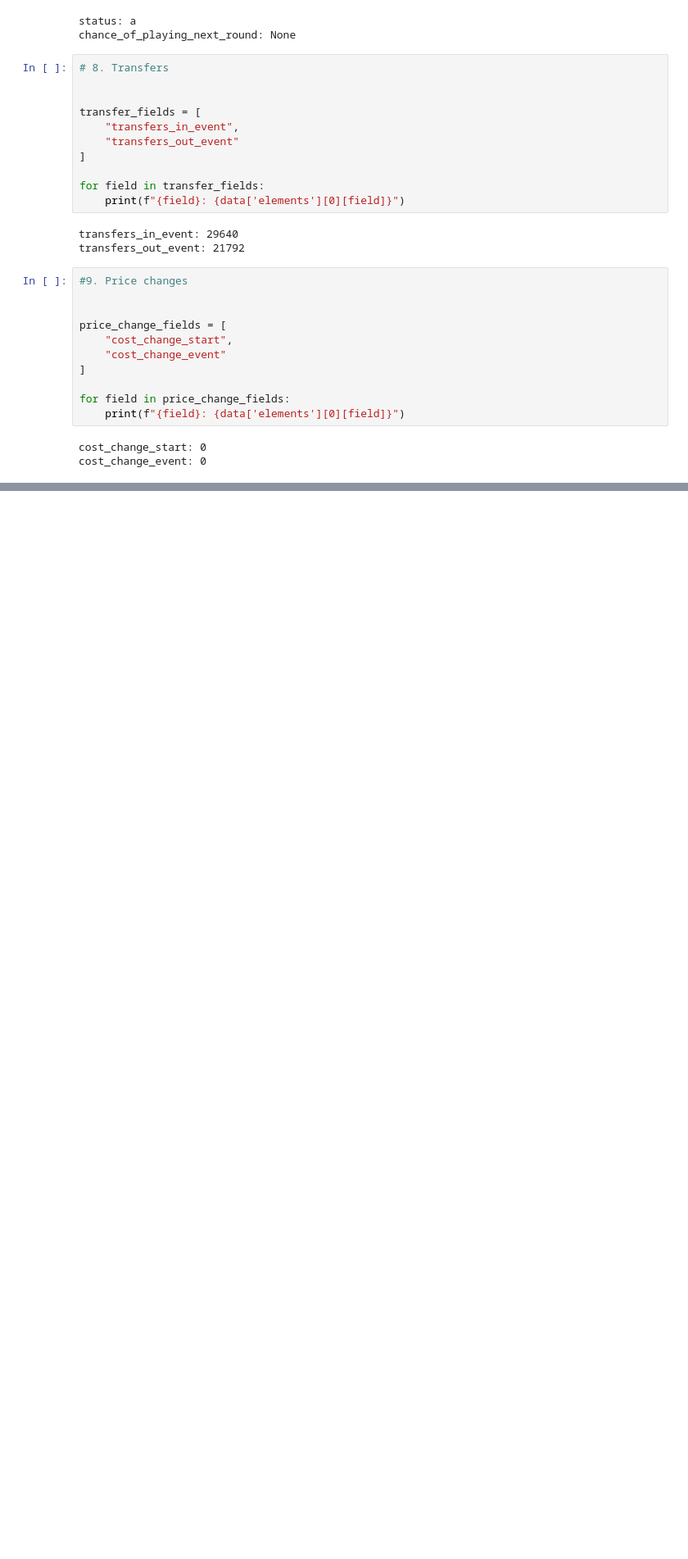
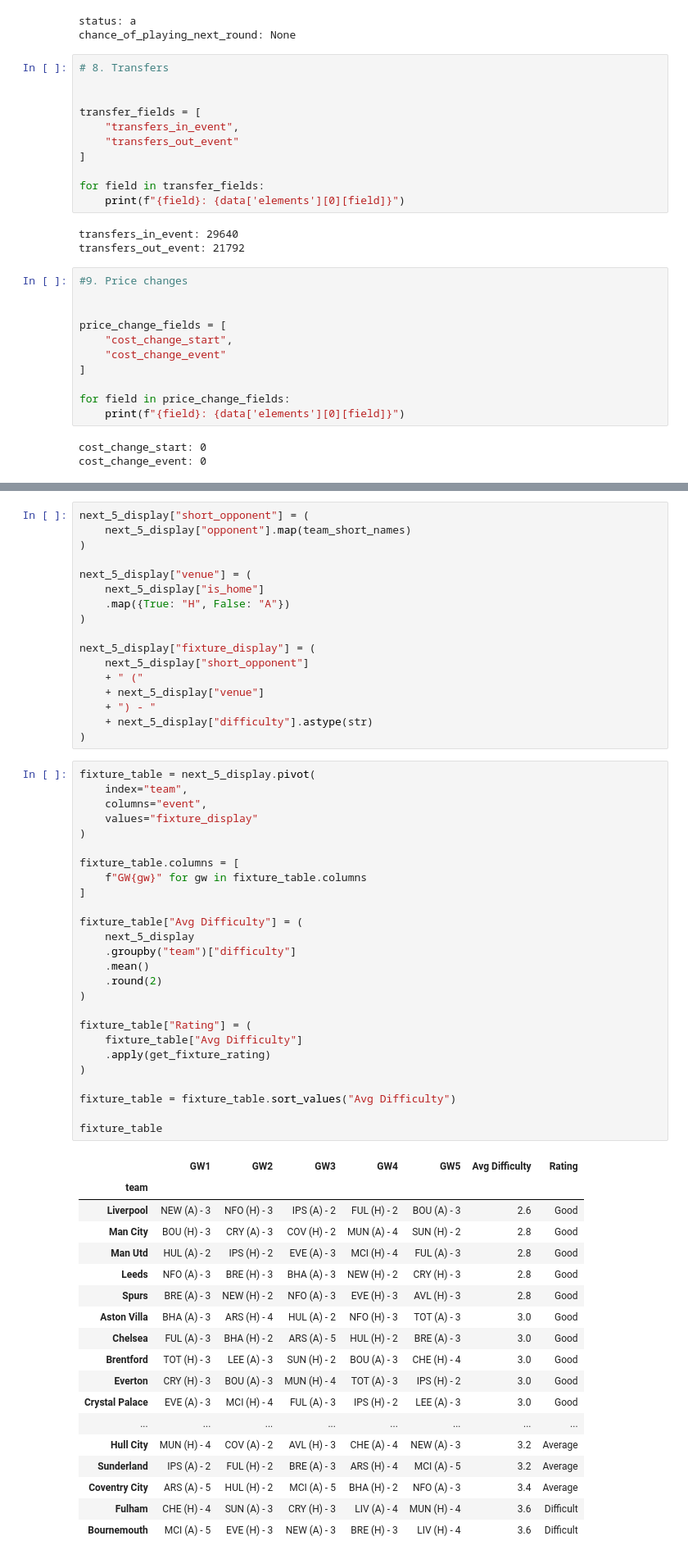
Before and after one commit to ManasMalik-1/FPL-Edge, a Jupyter notebook: notebooks/day2_fpl_api_exploration.ipynb, the cells around one changed output, grey strips where cells are left out. Shown at 82% size. Cells and saved outputs as stored; diff of their text form; blank space fills up the shorter version.

```diff
--- a/notebooks/day2_fpl_api_exploration.ipynb
+++ b/notebooks/day2_fpl_api_exploration.ipynb
@@ -236,0 +954,62 @@ cost_change_event: 0
+# %%
+next_5_display["short_opponent"] = (
+    next_5_display["opponent"].map(team_short_names)
+)
+
+next_5_display["venue"] = (
+    next_5_display["is_home"]
+    .map({True: "H", False: "A"})
+)
+
+next_5_display["fixture_display"] = (
+    next_5_display["short_opponent"]
+    + " ("
+    + next_5_display["venue"]
+    + ") - "
+    + next_5_display["difficulty"].astype(str)
+)
+# %%
+fixture_table = next_5_display.pivot(
+    index="team",
+    columns="event",
+    values="fixture_display"
+)
+
+fixture_table.columns = [
+    f"GW{gw}" for gw in fixture_table.columns
+]
+
+fixture_table["Avg Difficulty"] = (
+    next_5_display
+    .groupby("team")["difficulty"]
+    .mean()
+    .round(2)
+)
+
+fixture_table["Rating"] = (
+    fixture_table["Avg Difficulty"]
+    .apply(get_fixture_rating)
+)
+
+fixture_table = fixture_table.sort_values("Avg Difficulty")
+
+fixture_table
+# %% [output]
+|  | GW1 | GW2 | GW3 | GW4 | GW5 | Avg Difficulty | Rating |
+| team |  |  |  |  |  |  |  |
+| Liverpool | NEW (A) - 3 | NFO (H) - 3 | IPS (A) - 2 | FUL (H) - 2 | BOU (A) - 3 | 2.6 | Good |
+| Man City | BOU (H) - 3 | CRY (A) - 3 | COV (H) - 2 | MUN (A) - 4 | SUN (H) - 2 | 2.8 | Good |
+| Man Utd | HUL (A) - 2 | IPS (H) - 2 | EVE (A) - 3 | MCI (H) - 4 | FUL (A) - 3 | 2.8 | Good |
+| Leeds | NFO (A) - 3 | BRE (H) - 3 | BHA (A) - 3 | NEW (H) - 2 | CRY (H) - 3 | 2.8 | Good |
+| Spurs | BRE (A) - 3 | NEW (H) - 2 | NFO (A) - 3 | EVE (H) - 3 | AVL (H) - 3 | 2.8 | Good |
+| Aston Villa | BHA (A) - 3 | ARS (H) - 4 | HUL (A) - 2 | NFO (H) - 3 | TOT (A) - 3 | 3.0 | Good |
+| Chelsea | FUL (A) - 3 | BHA (H) - 2 | ARS (A) - 5 | HUL (H) - 2 | BRE (A) - 3 | 3.0 | Good |
+| Brentford | TOT (H) - 3 | LEE (A) - 3 | SUN (H) - 2 | BOU (A) - 3 | CHE (H) - 4 | 3.0 | Good |
+| Everton | CRY (H) - 3 | BOU (A) - 3 | MUN (H) - 4 | TOT (A) - 3 | IPS (H) - 2 | 3.0 | Good |
+| Crystal Palace | EVE (A) - 3 | MCI (H) - 4 | FUL (A) - 3 | IPS (H) - 2 | LEE (A) - 3 | 3.0 | Good |
+| ... | ... | ... | ... | ... | ... | ... | ... |
+| Hull City | MUN (H) - 4 | COV (A) - 2 | AVL (H) - 3 | CHE (A) - 4 | NEW (A) - 3 | 3.2 | Average |
+| Sunderland | IPS (A) - 2 | FUL (H) - 2 | BRE (A) - 3 | ARS (H) - 4 | MCI (A) - 5 | 3.2 | Average |
+| Coventry City | ARS (A) - 5 | HUL (H) - 2 | MCI (A) - 5 | BHA (H) - 2 | NFO (A) - 3 | 3.4 | Average |
+| Fulham | CHE (H) - 4 | SUN (A) - 3 | CRY (H) - 3 | LIV (A) - 4 | MUN (H) - 4 | 3.6 | Difficult |
+| Bournemouth | MCI (A) - 5 | EVE (H) - 3 | NEW (A) - 3 | BRE (H) - 3 | LIV (H) - 4 | 3.6 | Difficult |
```
Also changed, not shown: parts of 64 cells of this notebook, 2 other files.
